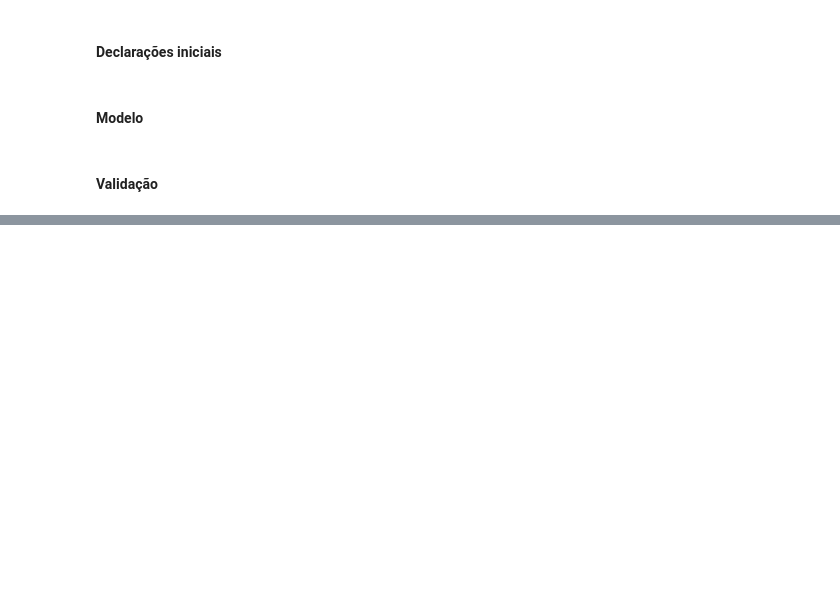
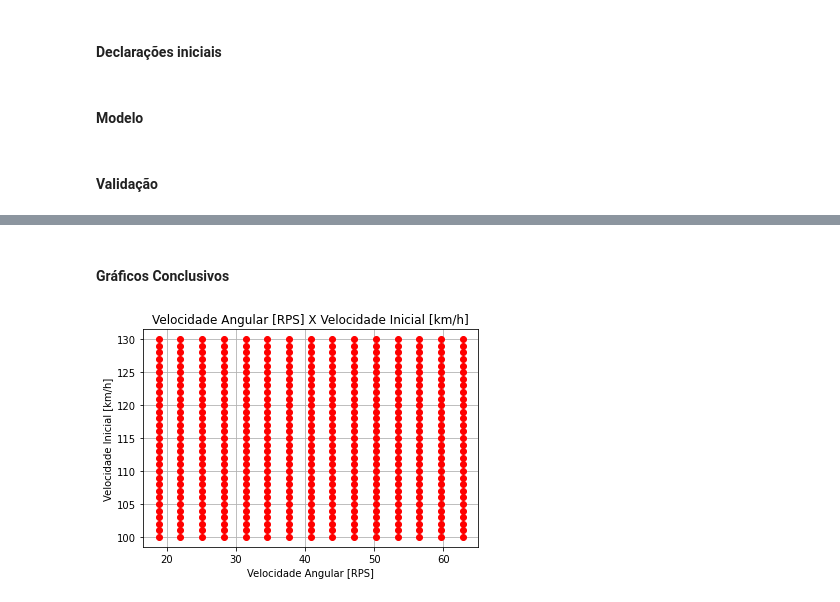
Before and after one commit to dourado-rafa/ModssimProjeto3, a Jupyter notebook: bola_de_volei_principal.ipynb, the cells around one changed output, grey strips where cells are left out. Drawn from its saved outputs; the diff is of its cells as text; code cells hidden in the pictures; blank space fills up the shorter version.

```diff
--- a/bola_de_volei_principal.ipynb
+++ b/bola_de_volei_principal.ipynb
@@ -233,0 +306,2 @@ No handles with labels found to put in legend.
+# %% [markdown]
+#### Gráficos Conclusivos
@@ -233,0 +324,63 @@ No handles with labels found to put in legend.
+# %%
+# Altera a cor da dependendo se a bola passou da rede e bateu no chão da quadra
+def verifica(posX, posZ):
+    rede = False
+    cor = 'ro'
+    for i, t in enumerate(t_lista):
+        if not rede and (posX[i] >= 9 and posZ[i]-r >= 2.43):
+            rede = True
+            cor = 'yo'
+        if rede and (posZ[i] <= 0 and posX[i] <= 18):
+            cor = 'go'
+            break
+    return cor
+
+# Legenda:
+# Vermelho: Não passou da rede
+# Amarelo: Passou da rede, mas caiu fora da quadra
+# Verde: Passou da rede e cai dentro da quadra
+# %%
+for W in lista_w:
+    for V in lista_v:
+
+        # Ângulos iniciais
+        tetha = radians(tetha_ideal) # Ângulo vertical
+        alpha = radians(alpha_ideal) # Ângulo horizontal
+
+        # Posição inicial
+        x0 = 0
+        y0 = -3
+        z0 = z_ideal # Nesse sistema, a altura está no eixo Z
+
+        # Decompondo a Velocidade inicial
+        v0 = V/3.6 # dado em [km/h] transformado em [m/s]
+        vx0 = v0*sin(tetha)*cos(alpha)
+        vy0 = v0*sin(tetha)*sin(alpha)
+        vz0 = v0*cos(tetha)
+
+        # Decompondo a Velocidade Angular inicial
+        w = W*(2*pi) # dado em [RPS] transformado em [rad]
+        wx = -w*sin(tetha)*sin(alpha)
+        wy = w*sin(tetha)*cos(alpha)
+        wz = w*cos(tetha)
+        w_vetor = np.array([wx, wy, wz]) # Compondo o Vetor da velocidade angular
+
+        # Valores iniciais
+        info_0 = [x0, y0, z0, vx0, vy0, vz0]
+
+        infos_Odeint = odeint(modelo, info_0, t_lista)
+
+        posX = list(infos_Odeint[:,0])
+        posY = list(infos_Odeint[:,1])
+        posZ = list(infos_Odeint[:,2])
+
+        cor = verifica(posX, posZ)
+
+        plt.plot(W, V, cor)
+plt.title("Velocidade Angular [RPS] X Velocidade Inicial [km/h]")
+plt.xlabel('Velocidade Angular [RPS]')
+plt.ylabel('Velocidade Inicial [km/h]')
+plt.grid()
+plt.show()
+# %% [output]
+[figure, added]
```
Also changed, not shown: parts of 26 cells of this notebook, 3 other files.
